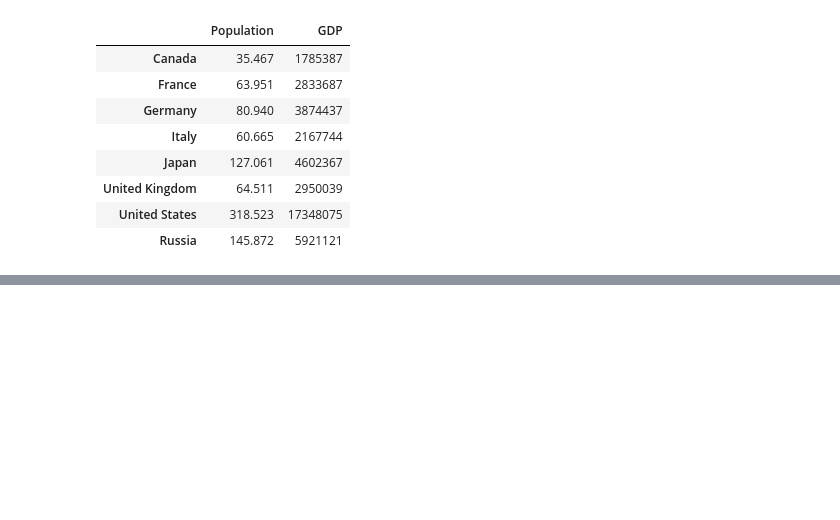
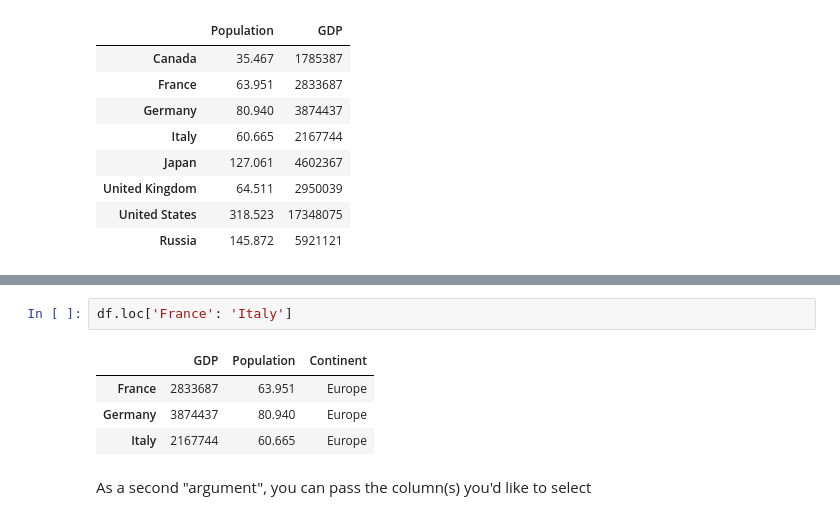
Before and after one commit to imekss/phyton_analytics_demo, a Jupyter notebook: pandas_dataframe.ipynb, the cells around one changed output, grey strips where cells are left out. Cells and saved outputs as stored; diff of their text form; blank space fills up the shorter version.

```diff
--- a/pandas_dataframe.ipynb
+++ b/pandas_dataframe.ipynb
@@ -141,0 +191,9 @@ df[['Population','GDP']]
+# %%
+df.loc['France': 'Italy']
+# %% [output]
+|  | GDP | Population | Continent |
+| France | 2833687 | 63.951 | Europe |
+| Germany | 3874437 | 80.940 | Europe |
+| Italy | 2167744 | 60.665 | Europe |
+# %% [markdown]
+As a second "argument", you can pass the column(s) you'd like to select
```
Also changed, not shown: parts of 13 cells of this notebook.
